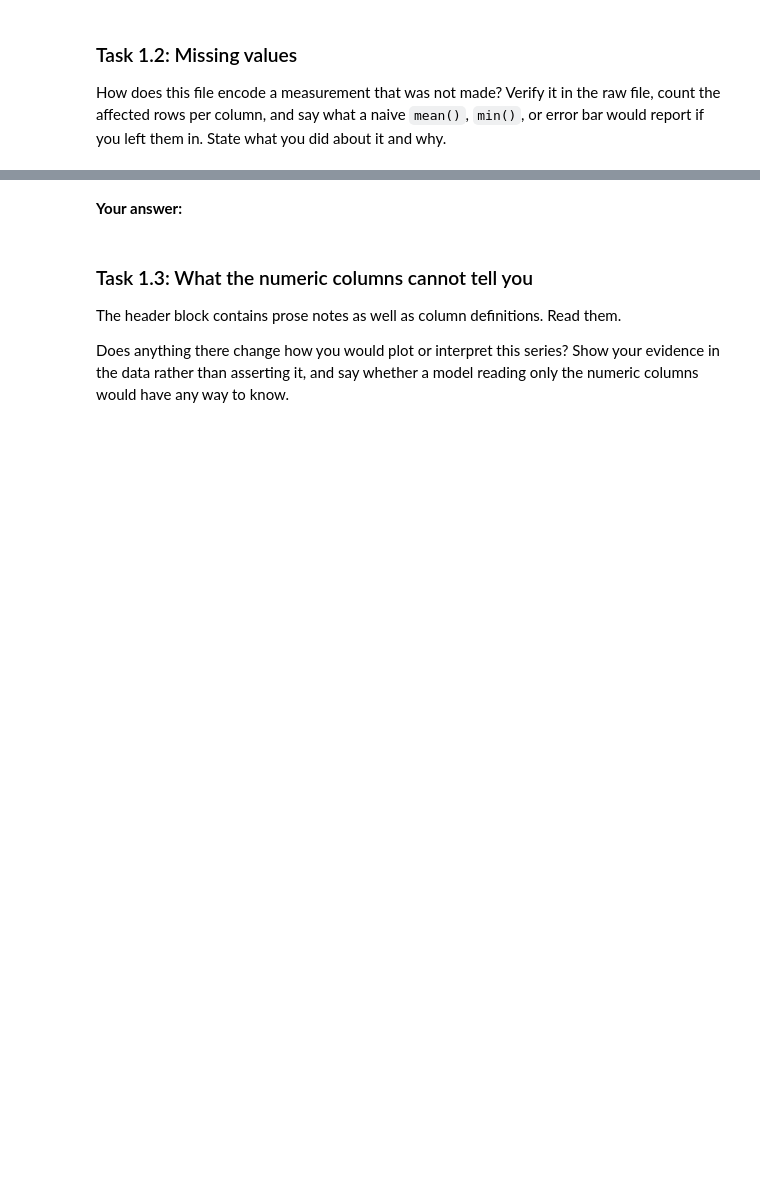
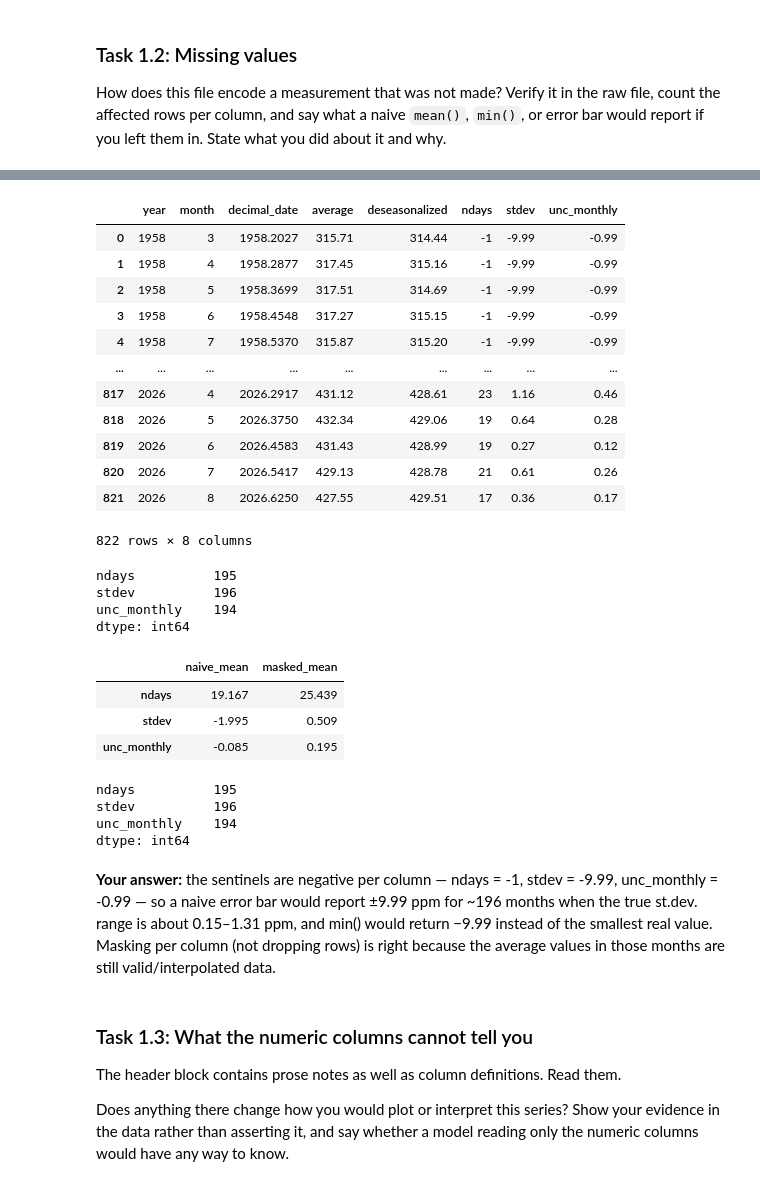
Before and after one commit to lytrang-star/mod1-climate, a Jupyter notebook: climate.ipynb, the cells around one changed output, grey strips where cells are left out. Drawn from its saved outputs; the diff is of its cells as text; code cells hidden in the pictures; blank space fills up the shorter version.

```diff
--- a/climate.ipynb
+++ b/climate.ipynb
@@ -152,5 +63,53 @@ measurement columns untouched: 822 rows retained
+# %%
+import pandas as pd
+
+names = ["year", "month", "decimal_date", "average", "deseasonalized", "ndays", "stdev", "unc_monthly"]
+df = pd.read_csv("https://gml.noaa.gov/webdata/ccgg/trends/co2/co2_mm_mlo.txt",
+                 sep=r"\s+", comment="#", header=None, names=names)
+df
+# %% [output]
+|  | year | month | decimal_date | average | deseasonalized | ndays | stdev | unc_monthly |
+| 0 | 1958 | 3 | 1958.2027 | 315.71 | 314.44 | -1 | -9.99 | -0.99 |
+| 1 | 1958 | 4 | 1958.2877 | 317.45 | 315.16 | -1 | -9.99 | -0.99 |
+| 2 | 1958 | 5 | 1958.3699 | 317.51 | 314.69 | -1 | -9.99 | -0.99 |
+| 3 | 1958 | 6 | 1958.4548 | 317.27 | 315.15 | -1 | -9.99 | -0.99 |
+| 4 | 1958 | 7 | 1958.5370 | 315.87 | 315.20 | -1 | -9.99 | -0.99 |
+| ... | ... | ... | ... | ... | ... | ... | ... | ... |
+| 817 | 2026 | 4 | 2026.2917 | 431.12 | 428.61 | 23 | 1.16 | 0.46 |
+| 818 | 2026 | 5 | 2026.3750 | 432.34 | 429.06 | 19 | 0.64 | 0.28 |
+| 819 | 2026 | 6 | 2026.4583 | 431.43 | 428.99 | 19 | 0.27 | 0.12 |
+| 820 | 2026 | 7 | 2026.5417 | 429.13 | 428.78 | 21 | 0.61 | 0.26 |
+| 821 | 2026 | 8 | 2026.6250 | 427.55 | 429.51 | 17 | 0.36 | 0.17 |
+822 rows × 8 columns
+# %%
+sentinel = df[["ndays", "stdev", "unc_monthly"]] < 0
+sentinel.sum()
+# %% [output]
+ndays          195
+stdev          196
+unc_monthly    194
+dtype: int64
+# %%
+pd.DataFrame({
+    "naive_mean": df[["ndays", "stdev", "unc_monthly"]].mean(),
+    "masked_mean": df.mask(sentinel)[["ndays", "stdev", "unc_monthly"]].mean(),
+}).round(3)
+# %% [output]
+|  | naive_mean | masked_mean |
+| ndays | 19.167 | 25.439 |
+| stdev | -1.995 | 0.509 |
+| unc_monthly | -0.085 | 0.195 |
+# %%
+df = df.mask(sentinel)
+df[["ndays", "stdev", "unc_monthly"]].isna().sum()
+# %% [output]
+ndays          195
+stdev          196
+unc_monthly    194
+dtype: int64
 # %% [markdown]
 **Your answer:**
+the sentinels are negative per column — ndays = -1, stdev = -9.99, unc_monthly = -0.99 — so a naive error bar would report ±9.99 ppm for ~196 months when the true st.dev. range is about 0.15–1.31 ppm, and min() would return −9.99 instead of the smallest real value. Masking per column (not dropping rows) is right because the average values in those months are still valid/interpolated data.
 # %% [markdown]
 ### Task 1.3: What the numeric columns cannot tell you
 
```
Also changed, not shown: parts of 36 cells of this notebook, 1 other file.
